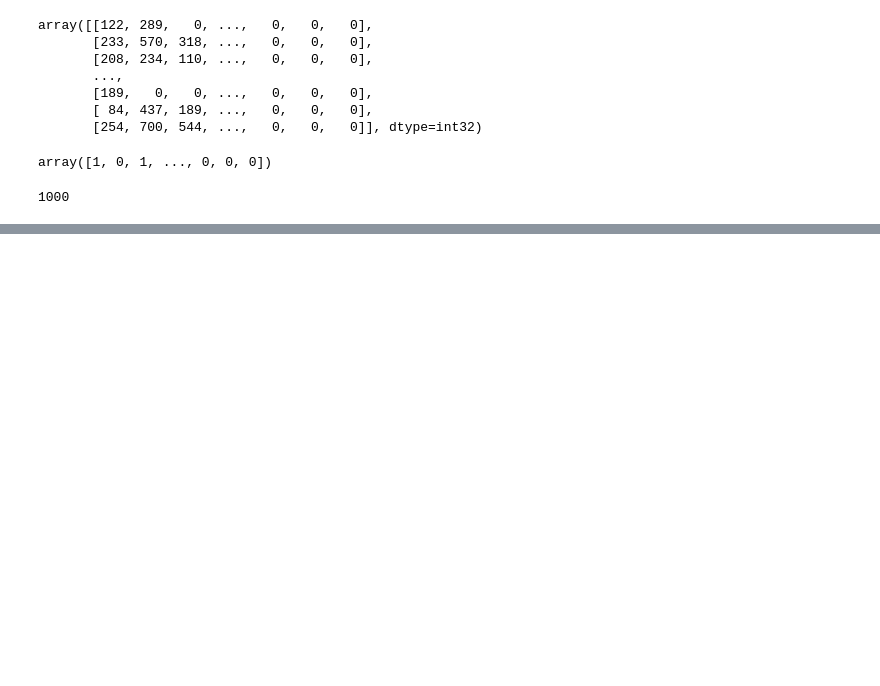
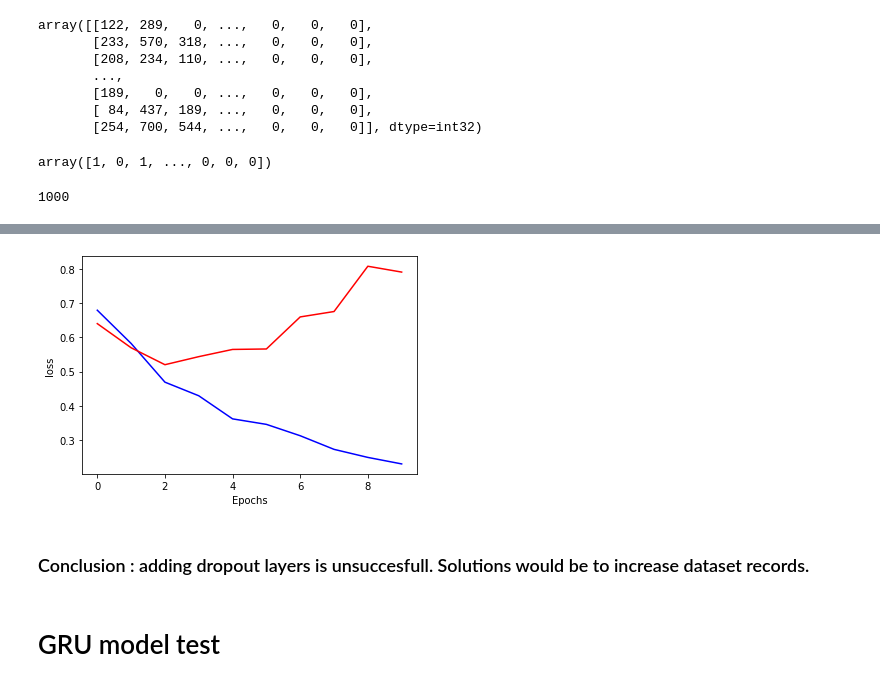
Before and after one commit to pachanteau/4_disaster_tweets, a Jupyter notebook: NLP_tweet_disaster_01.ipynb, the cells around one changed output, grey strips where cells are left out. Cells and saved outputs as stored; diff of their text form; code cells hidden in the pictures; blank space fills up the shorter version.

Commit message:
adding models RNN GRU LSTM

```diff
--- a/NLP_tweet_disaster_01.ipynb
+++ b/NLP_tweet_disaster_01.ipynb
@@ -448,0 +583,15 @@ vocab_size
+# %%
+import matplotlib.pyplot as plt
+
+# Visualization of the training process on the loss function
+plt.plot(history.history["loss"], color="b")
+plt.plot(history.history["val_loss"], color="r")
+plt.ylabel("loss")
+plt.xlabel("Epochs")
+plt.show()
+# %% [output]
+[figure, added]
+# %% [markdown]
+### Conclusion : adding dropout layers is unsuccesfull. Solutions would be to increase dataset records.
+# %% [markdown]
+# GRU model test
```
Also changed, not shown: parts of 44 cells of this notebook.
